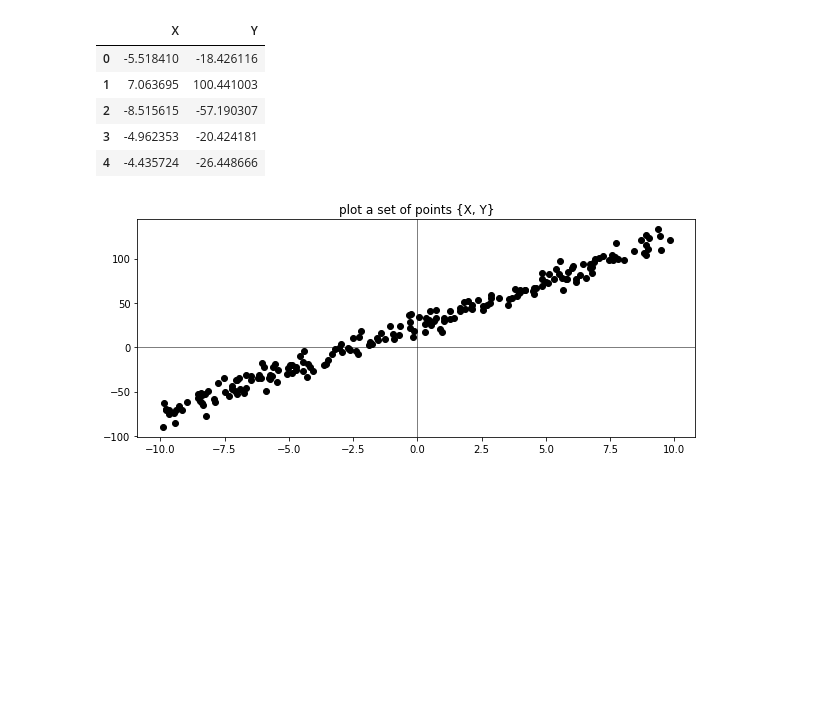
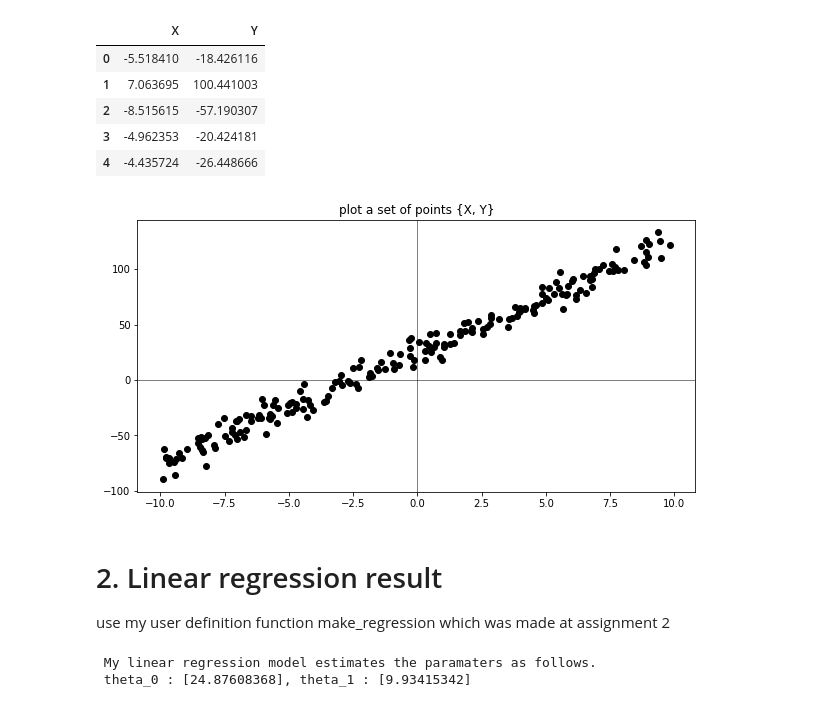
Before and after one commit to BaeHyungjun/2020-1-MachineLearning, a Jupyter notebook: 20152410_배형준_머신러닝_과제3.ipynb, the cells around one changed output. Drawn from its saved outputs; the diff is of its cells as text; code cells hidden in the pictures; blank space fills up the shorter version.

Commit message:
Assignment 3-2
fit linear regression model => estimate 2 parameters, theta0 and theta1
make plot of a set of data points with estimated linear regression line

```diff
--- a/20152410_배형준_머신러닝_과제3.ipynb
+++ b/20152410_배형준_머신러닝_과제3.ipynb
@@ -33,11 +33,15 @@ data.head()
 | 3 | -4.962353 | -20.424181 |
 | 4 | -4.435724 | -26.448666 |
 # %%
-plt.figure(figsize=(10, 4))
+plt.figure(figsize=(10, 5))
 plt.plot(X, Y, 'ko') # scatter plot
 plt.axhline(y=0, color='k', linewidth=0.5) # x axis
 plt.axvline(x=0, color='k', linewidth=0.5) # y axis
 plt.title('plot a set of points {X, Y}')
 plt.show()
 # %% [output]
-[figure, old version]
+[figure, new version]
+# %% [markdown]
+# 2. Linear regression result
+
+use my user definition function make_regression which was made at assignment 2
@@ -43,0 +104,6 @@ plt.show()
+# %%
+print(' My linear regression model estimates the paramaters as follows. \n theta_0 : {}, theta_1 : {}'
+      .format(theta_0_hat, theta_1_hat))
+# %% [output]
+ My linear regression model estimates the paramaters as follows.
+ theta_0 : [24.87608368], theta_1 : [9.93415342]
```
Also changed, not shown: parts of 4 cells of this notebook.
